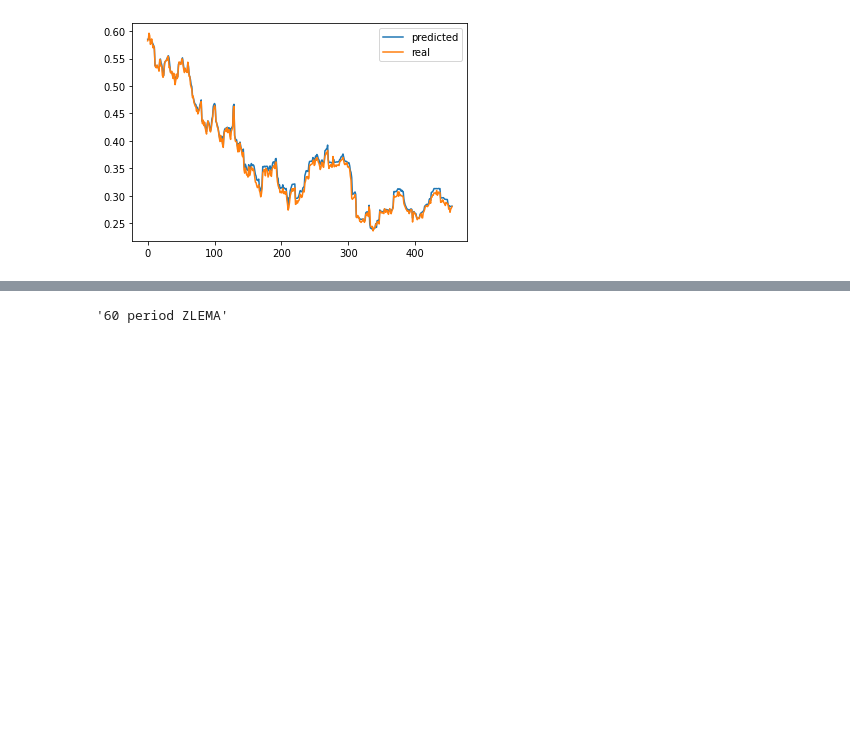
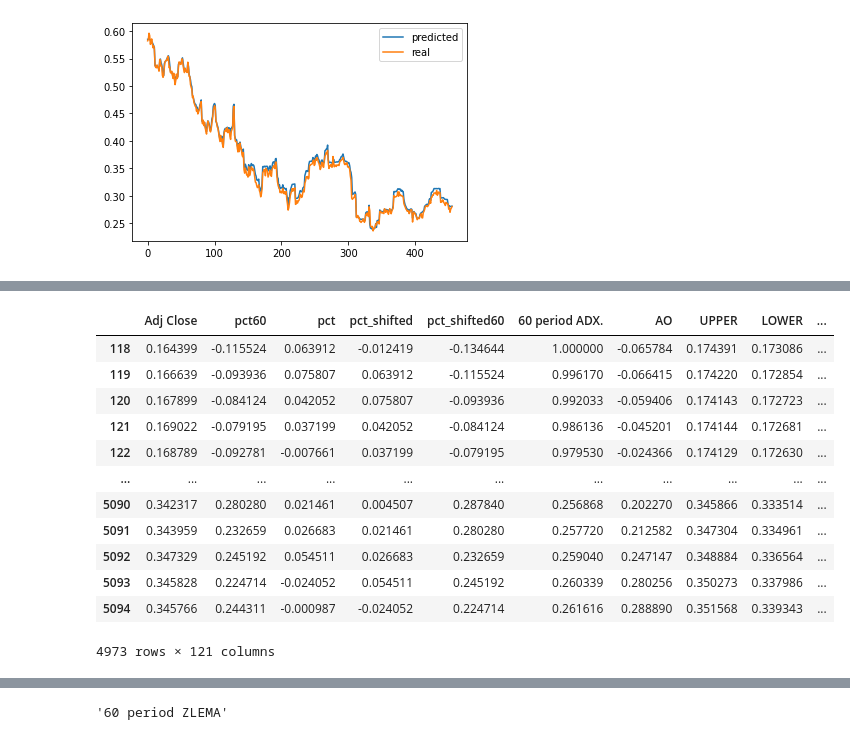
Before and after one commit to liadembin/LSTMReggresion, a Jupyter notebook: Untitled6.ipynb, the cells around one changed output, grey strips where cells are left out. Drawn from its saved outputs; the diff is of its cells as text; code cells hidden in the pictures; blank space fills up the shorter version.

```diff
--- a/Untitled6.ipynb
+++ b/Untitled6.ipynb
@@ -143,0 +153,16 @@ IndexError: index 124 is out of bounds for axis 0 with size 124
+# %%
+normalized_data
+# %% [output]
+|  | Adj Close | pct60 | pct | pct_shifted | pct_shifted60 | 60 period ADX. | AO | UPPER | LOWER | ... |
+| 118 | 0.164399 | -0.115524 | 0.063912 | -0.012419 | -0.134644 | 1.000000 | -0.065784 | 0.174391 | 0.173086 | ... |
+| 119 | 0.166639 | -0.093936 | 0.075807 | 0.063912 | -0.115524 | 0.996170 | -0.066415 | 0.174220 | 0.172854 | ... |
+| 120 | 0.167899 | -0.084124 | 0.042052 | 0.075807 | -0.093936 | 0.992033 | -0.059406 | 0.174143 | 0.172723 | ... |
+| 121 | 0.169022 | -0.079195 | 0.037199 | 0.042052 | -0.084124 | 0.986136 | -0.045201 | 0.174144 | 0.172681 | ... |
+| 122 | 0.168789 | -0.092781 | -0.007661 | 0.037199 | -0.079195 | 0.979530 | -0.024366 | 0.174129 | 0.172630 | ... |
+| ... | ... | ... | ... | ... | ... | ... | ... | ... | ... | ... |
+| 5090 | 0.342317 | 0.280280 | 0.021461 | 0.004507 | 0.287840 | 0.256868 | 0.202270 | 0.345866 | 0.333514 | ... |
+| 5091 | 0.343959 | 0.232659 | 0.026683 | 0.021461 | 0.280280 | 0.257720 | 0.212582 | 0.347304 | 0.334961 | ... |
+| 5092 | 0.347329 | 0.245192 | 0.054511 | 0.026683 | 0.232659 | 0.259040 | 0.247147 | 0.348884 | 0.336564 | ... |
+| 5093 | 0.345828 | 0.224714 | -0.024052 | 0.054511 | 0.245192 | 0.260339 | 0.280256 | 0.350273 | 0.337986 | ... |
+| 5094 | 0.345766 | 0.244311 | -0.000987 | -0.024052 | 0.224714 | 0.261616 | 0.288890 | 0.351568 | 0.339343 | ... |
+4973 rows × 121 columns
```
Also changed, not shown: parts of 6 cells of this notebook, 4 other files.
